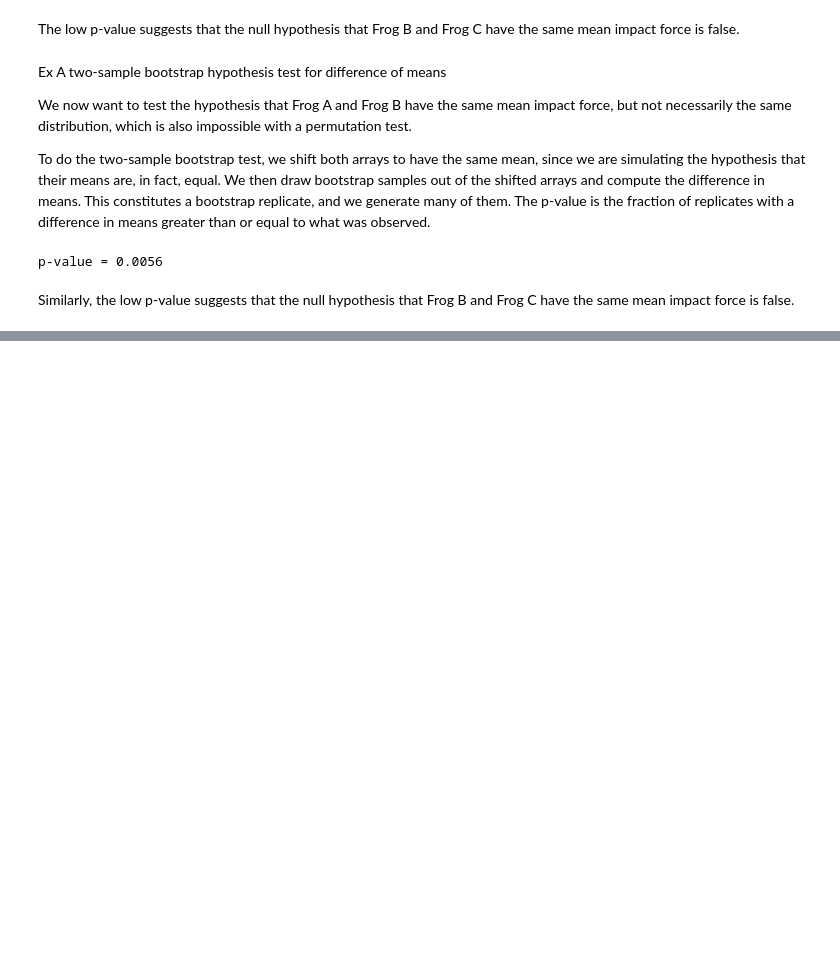
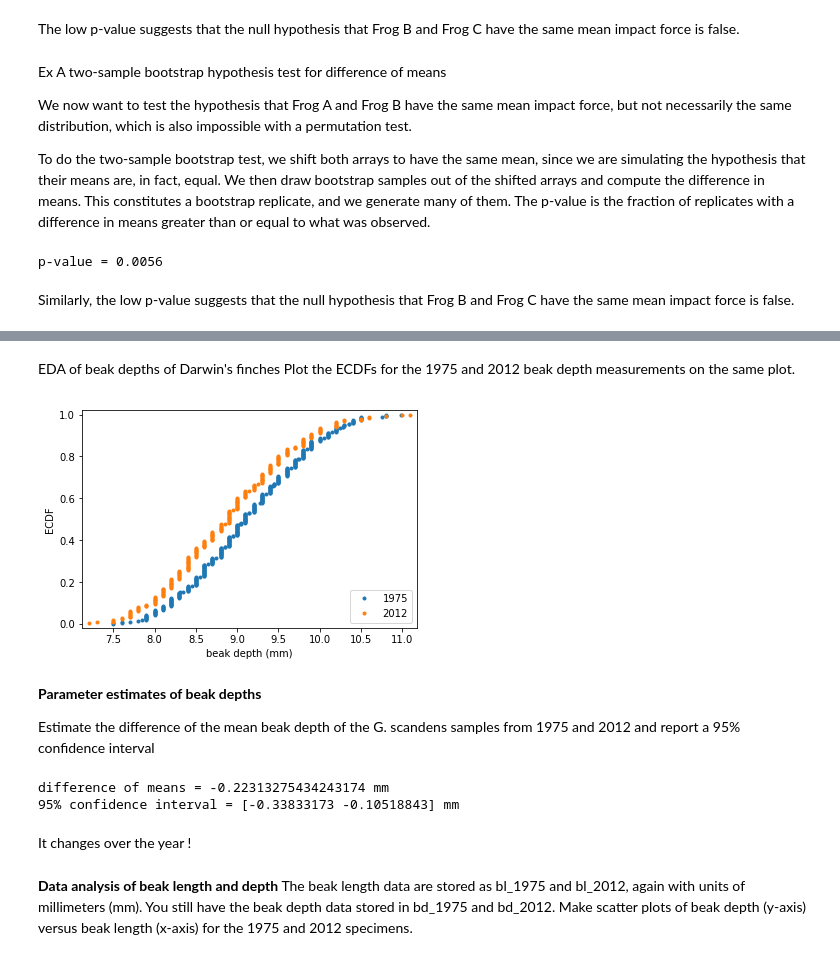
Before and after one commit to worasom/class-projects, a Jupyter notebook: statistics.ipynb, the cells around one changed output, grey strips where cells are left out. Saved outputs shown, nothing was run; the diff lists cells and outputs as text; code cells hidden in the pictures; blank space fills up the shorter version.

```diff
--- a/statistics.ipynb
+++ b/statistics.ipynb
@@ -994,0 +1239,3 @@ Similarly, the low p-value suggests that the null hypothesis that Frog B and Fro
+# %%
+fin2012 = pd.read_csv('data/finch_beaks_2012.csv')
+fin1975 = pd.read_csv('data/finch_beaks_1975.csv')
@@ -994,0 +1260,56 @@ Similarly, the low p-value suggests that the null hypothesis that Frog B and Fro
+# %% [markdown]
+EDA of beak depths of Darwin's finches
+Plot the ECDFs for the 1975 and 2012 beak depth measurements on the same plot.
+# %%
+bd_1975 = fin1975['Beak depth, mm']
+bd_2012 = fin2012['bdepth']
+# %%
+# Compute ECDFs
+x_1975, y_1975 = ecdf(bd_1975)
+x_2012, y_2012 = ecdf(bd_2012)
+
+# Plot the ECDFs
+_ = plt.plot(x_1975,y_1975, marker='.', linestyle='none')
+_ = plt.plot(x_2012,y_2012, marker='.', linestyle='none')
+
+# Set margins
+plt.margins(0.02)
+
+# Add axis labels and legend
+_ = plt.xlabel('beak depth (mm)')
+_ = plt.ylabel('ECDF')
+_ = plt.legend(('1975', '2012'), loc='lower right')
+
+# Show the plot
+plt.show()
+# %% [output]
+[figure, added]
+# %% [markdown]
+**Parameter estimates of beak depths**
+
+Estimate the difference of the mean beak depth of the G. scandens samples from 1975 and 2012 and report a 95% confidence interval
+# %%
+# Compute the difference of the sample means: mean_diff
+mean_diff =  np.mean(bd_2012)-np.mean(bd_1975)
+
+# Get bootstrap replicates of means
+bs_replicates_1975 = draw_bs_reps(bd_1975,np.mean,10000)
+bs_replicates_2012 = draw_bs_reps(bd_2012,np.mean,10000)
+
+# Compute samples of difference of means: bs_diff_replicates
+bs_diff_replicates = bs_replicates_2012 - bs_replicates_1975
+
+# Compute 95% confidence interval: conf_int
+conf_int = np.percentile(bs_diff_replicates,[2.5,97.5])
+
+# Print the results
+print('difference of means =', mean_diff, 'mm')
+print('95% confidence interval =', conf_int, 'mm')
+# %% [output]
+difference of means = -0.22313275434243174 mm
+95% confidence interval = [-0.33833173 -0.10518843] mm
+# %% [markdown]
+It changes over the year !
+# %% [markdown]
+**Data analysis of beak length and depth**
+The beak length data are stored as bl_1975 and bl_2012, again with units of millimeters (mm). You still have the beak depth data stored in bd_1975 and bd_2012. Make scatter plots of beak depth (y-axis) versus beak length (x-axis) for the 1975 and 2012 specimens.
```
Also changed, not shown: parts of 52 cells of this notebook, 2 other files.
